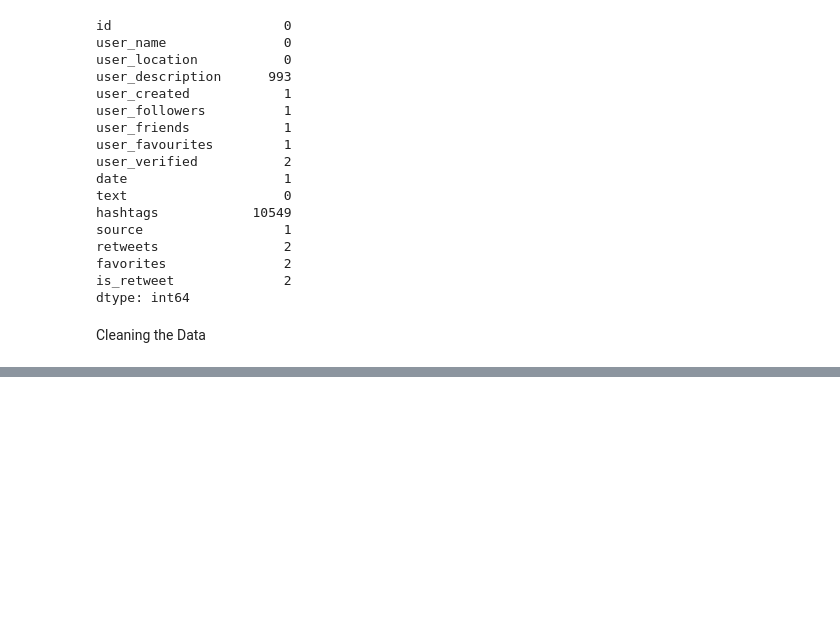
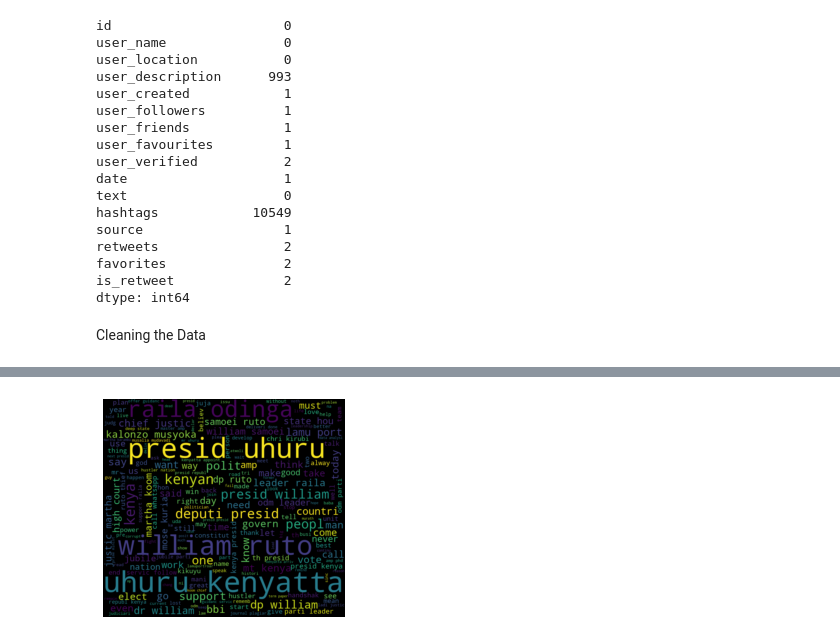
Before and after one commit to Joykareko/Data-Science-Projects, a Jupyter notebook: Kenyas_Politics_Sentiment_Analysis_ML_Project_10.ipynb, the cells around one changed output, grey strips where cells are left out. Cells and saved outputs as stored; diff of their text form; code cells hidden in the pictures; blank space fills up the shorter version.

```diff
--- a/Kenyas_Politics_Sentiment_Analysis_ML_Project_10.ipynb
+++ b/Kenyas_Politics_Sentiment_Analysis_ML_Project_10.ipynb
@@ -124,4 +130,7 @@ dtype: int64
 Cleaning the Data
 # %%
 #cleaning the text column which will be our main analysis
-election_data = election_data['text']
+election_dataset = election_data.drop(columns = ['id','user_name','user_location','user_description','user_created',
+                                      'user_followers','user_friends','user_favourites','user_verified','date','hashtags','source',
+                                      'retweets','favorites','is_retweet'],axis = 1)
+election_dataset.head(3)
@@ -129,12 +143,13 @@ election_data = election_data['text']
 #cleaning the data step 1 by removing tags ,@, RT
 def CleanTxt(text):
     text = re.sub(r'@[A-Za-z0-9]+','',text) #removes @mentions and substitutes with an empty string
+    text = re.sub(r'@_','',text)
     text = re.sub(r'#','', text) #removes #tags
     text = re.sub(r'RT[\s]+','',text) #removes the RT
     text = re.sub(r'https?:\/\/\S+','',text)
 
     return text
 
-election_data = election_data.apply(CleanTxt)
-election_data
+election_dataset['Cleaned Text'] = election_dataset['text'].apply(CleanTxt)
+election_dataset.head(3)
 # %% [output]
@@ -181,0 +247,3 @@ Name: text, Length: 11723, dtype: object
+# %%
+election_dataset['Stemmed Words'] = election_dataset['Cleaned Text'].apply(stemming)
+election_dataset.head(3)
@@ -182,3 +255,13 @@ Name: text, Length: 11723, dtype: object
+# %%
+#creating a word cloud
+all_words = ' '.join(twts for twts in election_dataset['Stemmed Words'])
+wordcloud = WordCloud( width = 1000, height = 900, random_state = 21, max_font_size = 120).generate(all_words)
+
+plt.imshow(wordcloud, interpolation = 'bilinear')
+plt.axis('off')
+plt.show()
+# %% [output]
+[figure, added]
 # %%
 #creating a function that shows subjectivity
 def getSubjectivity(text):
```
Also changed, not shown: parts of 17 cells of this notebook.
